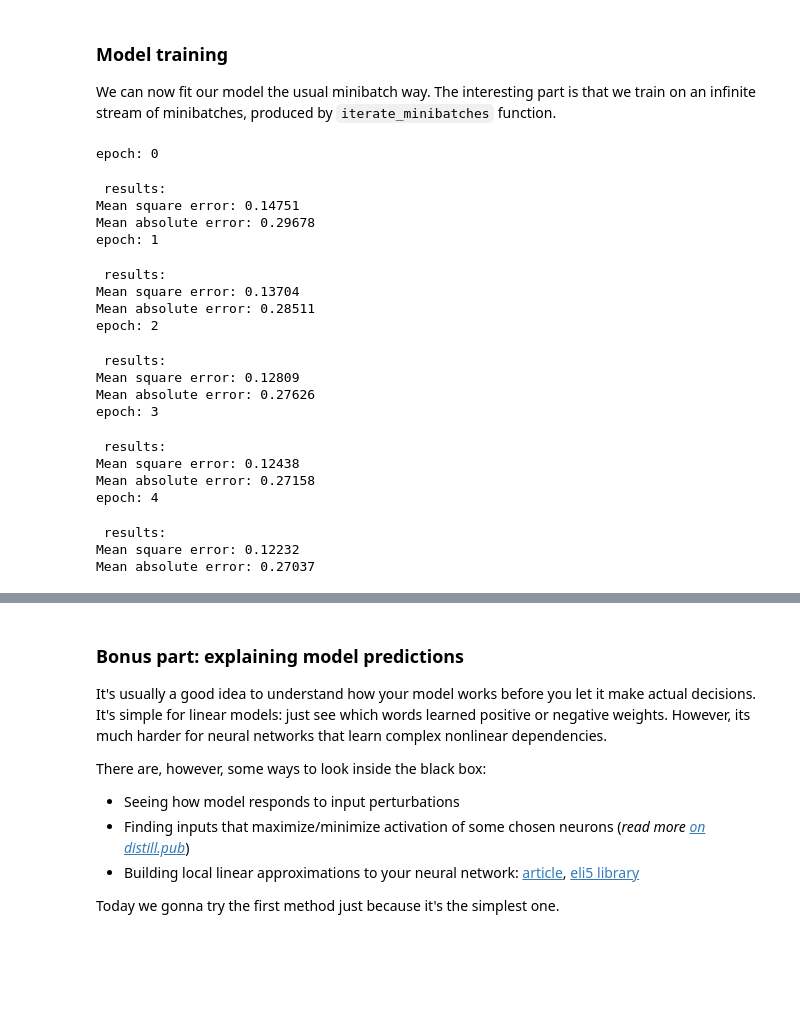
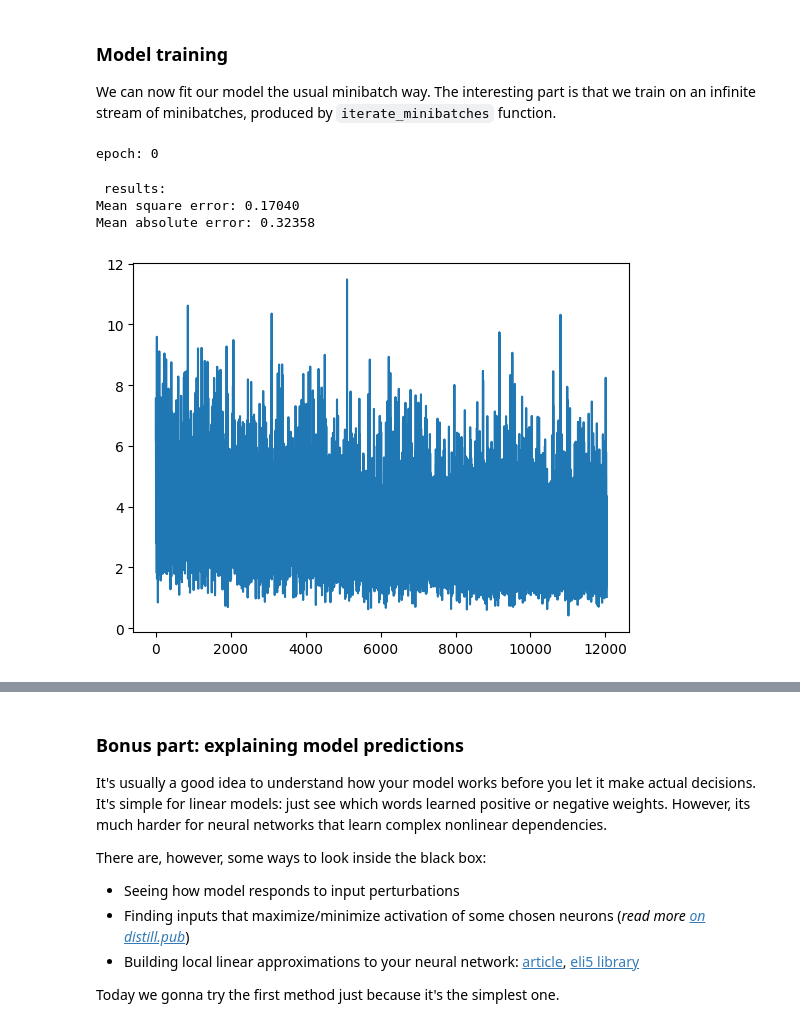
Before and after one commit to ValikVad/NLP_FPL, a Jupyter notebook: notebooks/week02_classification/seminar.ipynb, the cells around one changed output, grey strips where cells are left out. Cells and saved outputs as stored; diff of their text form; code cells hidden in the pictures; blank space fills up the shorter version.

```diff
--- a/notebooks/week02_classification/seminar.ipynb
+++ b/notebooks/week02_classification/seminar.ipynb
@@ -401,6 +476,6 @@ def iterate_minibatches(data, batch_size=256, shuffle=True, cycle=False, device=
 
         for start in range(0, len(indices), batch_size):
             batch = make_batch(data.iloc[indices[start : start + batch_size]], device=device, **kwargs)
-            yield batch
+            yield batch, batch[TARGET_COLUMN]
 
         if not cycle: break
@@ -406,0 +494,11 @@ def iterate_minibatches(data, batch_size=256, shuffle=True, cycle=False, device=
+# %%
+# from models.models_class.base_model import SalaryPredictor
+# from src.train import Trainer
+batch_size = 256
+# model = SalaryPredictor().to(device)
+criterion = nn.MSELoss(reduction='sum')
+optimizer = torch.optim.SGD(model.parameters(), lr=1e-4)
+total_train_loss = []
+
+
+trainer = Trainer(model=model, train_loader=iterate_minibatches(data_train, batch_size=batch_size, shuffle=False, device=device), val_loader=iterate_minibatches(data_val, batch_size=batch_size, shuffle=False, device=device), criterion=criterion, optimizer=optimizer)
@@ -416,6 +521,8 @@ EPOCHS = 5
 # %%
 def print_metrics(model, data, batch_size=BATCH_SIZE, name="", device=torch.device('cpu'), **kw):
     squared_error = abs_error = num_samples = 0.0
+    val_loss = []
+
     model.eval()
     with torch.no_grad():
         for batch in iterate_minibatches(data, batch_size=batch_size, shuffle=False, device=device, **kw):
@@ -423,9 +530,11 @@ def print_metrics(model, data, batch_size=BATCH_SIZE, name="", device=torch.devi
             squared_error += torch.sum(torch.square(batch_pred - batch[TARGET_COLUMN]))
             abs_error += torch.sum(torch.abs(batch_pred - batch[TARGET_COLUMN]))
             num_samples += len(batch_pred)
+            loss = criterion(batch_pred, batch[TARGET_COLUMN])
+            val_loss.append(loss)
     mse = squared_error.detach().cpu().numpy() / num_samples
     mae = abs_error.detach().cpu().numpy() / num_samples
     print("%s results:" % (name or ""))
     print("Mean square error: %.5f" % mse)
     print("Mean absolute error: %.5f" % mae)
-    return mse, mae
+    return mse, mae, val_loss
@@ -433,9 +544,11 @@ def print_metrics(model, data, batch_size=BATCH_SIZE, name="", device=torch.devi
 model = SalaryPredictor().to(device)
 criterion = nn.MSELoss(reduction='sum')
 optimizer = torch.optim.SGD(model.parameters(), lr=1e-4)
+total_train_loss = []
 
-for epoch in range(EPOCHS):
+for epoch in range(1):
     print(f"epoch: {epoch}")
+
     model.train()
     for i, batch in tqdm(enumerate(
             iterate_minibatches(data_train, batch_size=BATCH_SIZE, device=device)),
@@ -443,29 +556,19 @@ for epoch in range(EPOCHS):
         ):
         pred = model(batch)
         loss = criterion(pred, batch[TARGET_COLUMN])
+        total_train_loss.append(loss)
         optimizer.zero_grad()
         loss.backward()
         optimizer.step()
 
-    print_metrics(model, data_val, device=device)
+    _, _, val = print_metrics(model, data_val, device=device)
 # %% [output]
 epoch: 0
  results:
-Mean square error: 0.14751
-Mean absolute error: 0.29678
-epoch: 1
+Mean square error: 0.17040
+Mean absolute error: 0.32358
- results:
-Mean square error: 0.13704
-Mean absolute error: 0.28511
-epoch: 2
- results:
-Mean square error: 0.12809
-Mean absolute error: 0.27626
-epoch: 3
- results:
-Mean square error: 0.12438
-Mean absolute error: 0.27158
-epoch: 4
- results:
-Mean square error: 0.12232
-Mean absolute error: 0.27037
+# %%
+plt.plot([float(total_train_loss[i]) for i in range(len(total_train_loss))][200:])
+plt.show()
+# %% [output]
+[figure, added]
```
Also changed, not shown: parts of 23 cells of this notebook, 6 other files.
